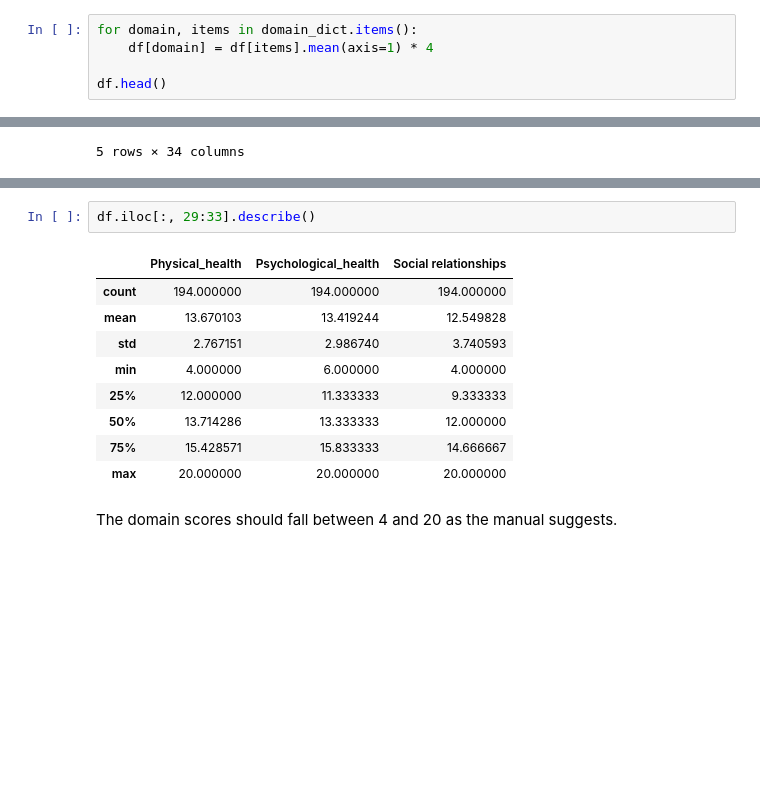
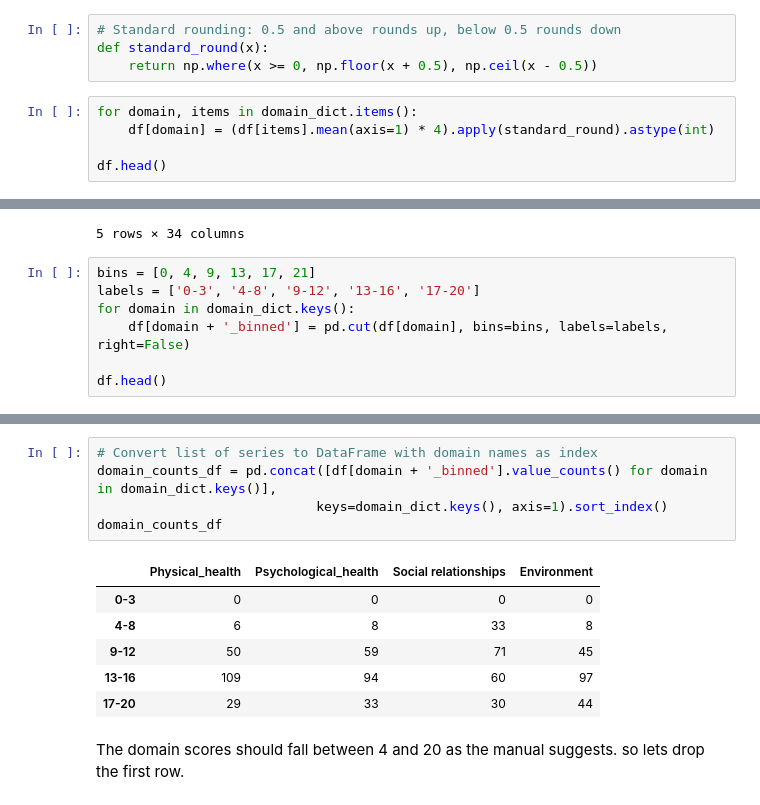
Before and after one commit to akankshazc/sts_iad, a Jupyter notebook: 4_qol.ipynb, the cells around one changed output, grey strips where cells are left out. Cells and saved outputs as stored; diff of their text form; blank space fills up the shorter version.

Commit message:
Add domain scores and categories with line chart to show comparisons

```diff
--- a/4_qol.ipynb
+++ b/4_qol.ipynb
@@ -205,6 +208,10 @@ domain_dict = {'Physical_health': ['qol_3', 'qol_4', 'qol_10', 'qol_15', 'qol_16
+# %%
+# Standard rounding: 0.5 and above rounds up, below 0.5 rounds down
+def standard_round(x):
+    return np.where(x >= 0, np.floor(x + 0.5), np.ceil(x - 0.5))
 # %%
 for domain, items in domain_dict.items():
-    df[domain] = df[items].mean(axis=1) * 4
+    df[domain] = (df[items].mean(axis=1) * 4).apply(standard_round).astype(int)
 
 df.head()
 # %% [output]
@@ -215,3 +222,10 @@ df.head()
 | 3 | F | Final | 4 | 4 | 4 | 5 | 5 | 4 | 3 | 5 | ... | ... |
 | 4 | F | Final | 3 | 2 | 4 | 5 | 4 | 3 | 3 | 4 | ... | ... |
 5 rows × 34 columns
+# %%
+bins = [0, 4, 9, 13, 17, 21]
+labels = ['0-3', '4-8', '9-12', '13-16', '17-20']
+for domain in domain_dict.keys():
+    df[domain + '_binned'] = pd.cut(df[domain], bins=bins, labels=labels, right=False)
+
+df.head()
@@ -218,14 +240,14 @@ df.head()
 # %%
-df.iloc[:, 29:33].describe()
+# Convert list of series to DataFrame with domain names as index
+domain_counts_df = pd.concat([df[domain + '_binned'].value_counts() for domain in domain_dict.keys()],
+                            keys=domain_dict.keys(), axis=1).sort_index()
+domain_counts_df
 # %% [output]
-|  | Physical_health | Psychological_health | Social relationships |
-| count | 194.000000 | 194.000000 | 194.000000 |
-| mean | 13.670103 | 13.419244 | 12.549828 |
-| std | 2.767151 | 2.986740 | 3.740593 |
-| min | 4.000000 | 6.000000 | 4.000000 |
-| 25% | 12.000000 | 11.333333 | 9.333333 |
-| 50% | 13.714286 | 13.333333 | 12.000000 |
-| 75% | 15.428571 | 15.833333 | 14.666667 |
-| max | 20.000000 | 20.000000 | 20.000000 |
+|  | Physical_health | Psychological_health | Social relationships | Environment |
+| 0-3 | 0 | 0 | 0 | 0 |
+| 4-8 | 6 | 8 | 33 | 8 |
+| 9-12 | 50 | 59 | 71 | 45 |
+| 13-16 | 109 | 94 | 60 | 97 |
+| 17-20 | 29 | 33 | 30 | 44 |
 # %% [markdown]
-The domain scores should fall between 4 and 20 as the manual suggests.
+The domain scores should fall between 4 and 20 as the manual suggests. so lets drop the first row.
```
Also changed, not shown: parts of 13 cells of this notebook.
